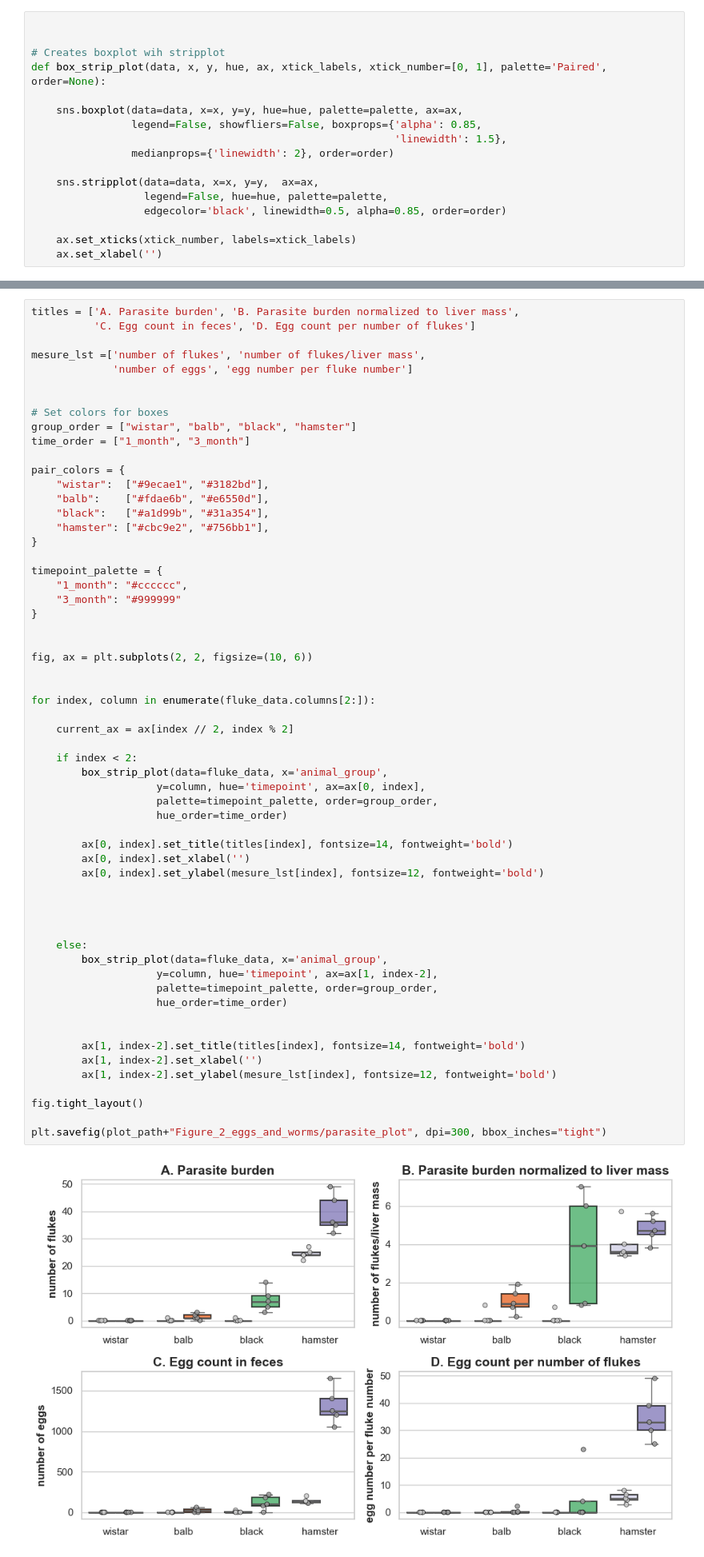
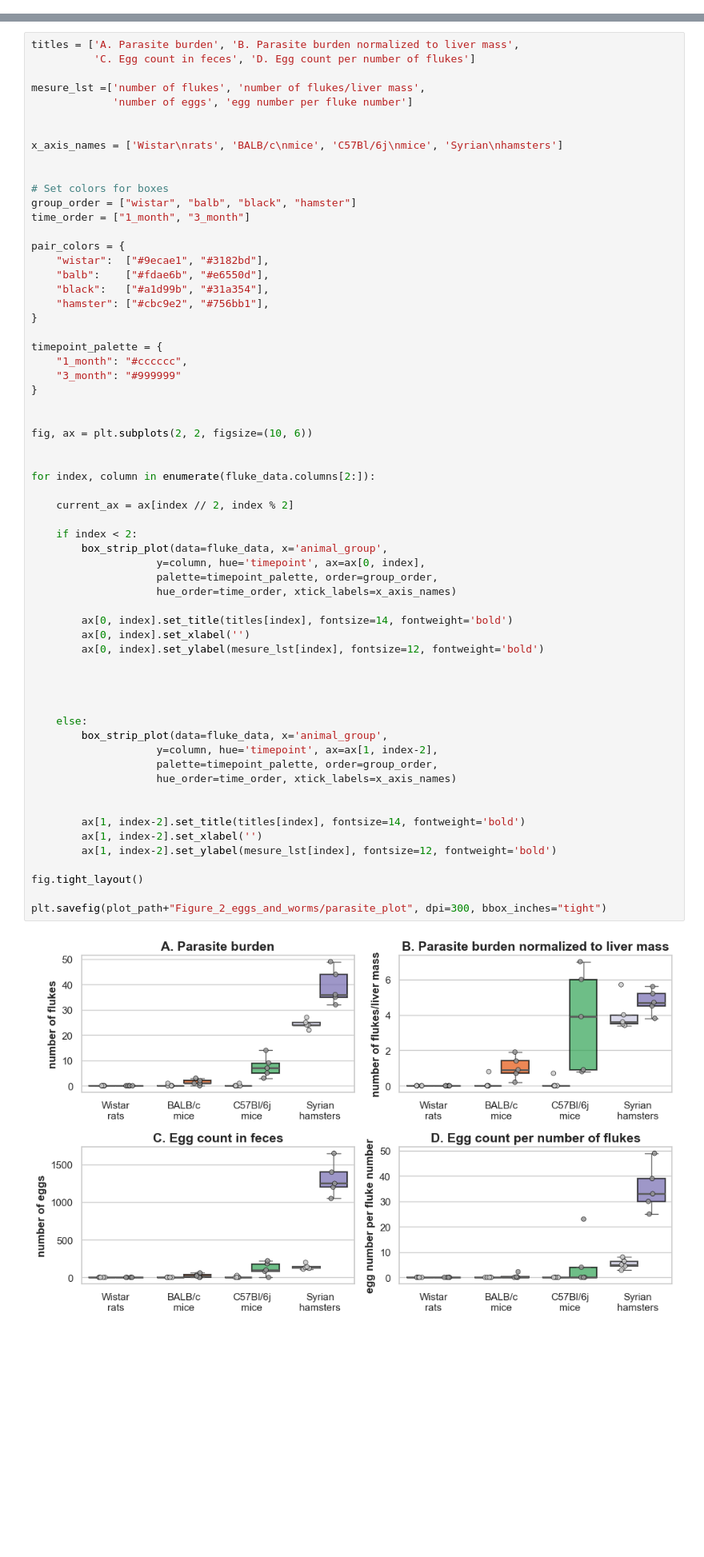
Before and after one commit to YarikKa2/Four_host_species_OF, a Jupyter notebook: Code/data_analysis.ipynb, the cells around one changed output, grey strips where cells are left out. Shown at 80% size. Drawn from its saved outputs; the diff is of its cells as text; blank space fills up the shorter version.

Commit message:
box_plots for histology are done

```diff
--- a/Code/data_analysis.ipynb
+++ b/Code/data_analysis.ipynb
@@ -144,20 +130,3 @@ xaxis_lst = ['non-infected', 'OF-infected']
-# %%
-
-
-# Creates boxplot wih stripplot
-def box_strip_plot(data, x, y, hue, ax, xtick_labels, xtick_number=[0, 1], palette='Paired', order=None):
-
-    sns.boxplot(data=data, x=x, y=y, hue=hue, palette=palette, ax=ax,
-                legend=False, showfliers=False, boxprops={'alpha': 0.85,
-                                                          'linewidth': 1.5},
-                medianprops={'linewidth': 2}, order=order)
-
-    sns.stripplot(data=data, x=x, y=y,  ax=ax,
-                  legend=False, hue=hue, palette=palette,
-                  edgecolor='black', linewidth=0.5, alpha=0.85, order=order)
-
-    ax.set_xticks(xtick_number, labels=xtick_labels)
-    ax.set_xlabel('')
 # %%
 # Creates boxplot wih stripplot
 def box_strip_plot(data, x, y, hue, ax, xtick_labels, xtick_number=[0, 1, 2, 3],
@@ -341,6 +310,9 @@ titles = ['A. Parasite burden', 'B. Parasite burden normalized to liver mass',
 
 mesure_lst =['number of flukes', 'number of flukes/liver mass',
              'number of eggs', 'egg number per fluke number']
+
+
+x_axis_names = ['Wistar\nrats', 'BALB/c\nmice', 'C57Bl/6j\nmice', 'Syrian\nhamsters']
 
 
 # Set colors for boxes
@@ -366,33 +338,33 @@ fig, ax = plt.subplots(2, 2, figsize=(10, 6))
 for index, column in enumerate(fluke_data.columns[2:]):
 
     current_ax = ax[index // 2, index % 2]
 
     if index < 2:
         box_strip_plot(data=fluke_data, x='animal_group',
                     y=column, hue='timepoint', ax=ax[0, index],
                     palette=timepoint_palette, order=group_order,
-                    hue_order=time_order)
+                    hue_order=time_order, xtick_labels=x_axis_names)
 
         ax[0, index].set_title(titles[index], fontsize=14, fontweight='bold')
         ax[0, index].set_xlabel('')
         ax[0, index].set_ylabel(mesure_lst[index], fontsize=12, fontweight='bold')
 
 
 
 
     else:
         box_strip_plot(data=fluke_data, x='animal_group',
                     y=column, hue='timepoint', ax=ax[1, index-2],
                     palette=timepoint_palette, order=group_order,
-                    hue_order=time_order)
+                    hue_order=time_order, xtick_labels=x_axis_names)
 
 
         ax[1, index-2].set_title(titles[index], fontsize=14, fontweight='bold')
         ax[1, index-2].set_xlabel('')
         ax[1, index-2].set_ylabel(mesure_lst[index], fontsize=12, fontweight='bold')
 
 fig.tight_layout()
 
 plt.savefig(plot_path+"Figure_2_eggs_and_worms/parasite_plot", dpi=300, bbox_inches="tight")
 # %% [output]
-[figure, old version]
+[figure, new version]
```
Also changed, not shown: parts of 6 cells of this notebook, 1 other file.
